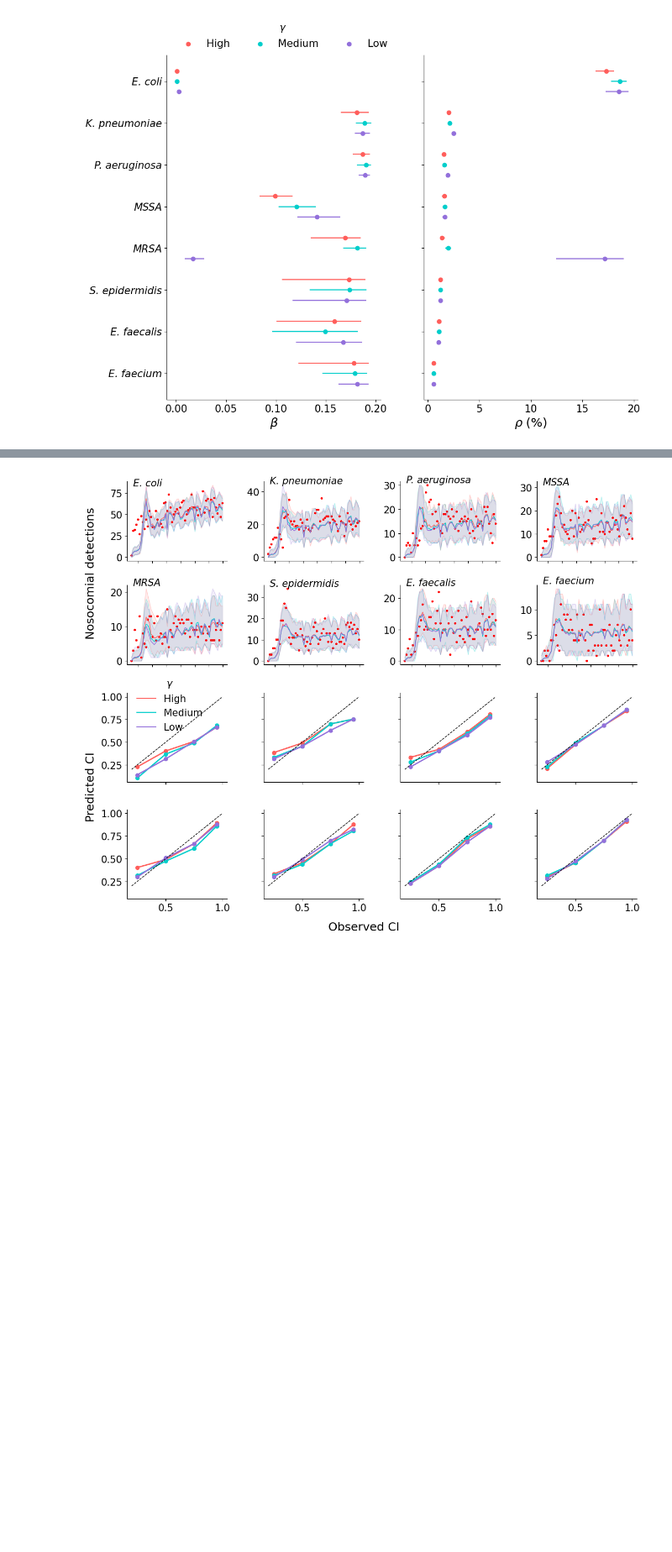
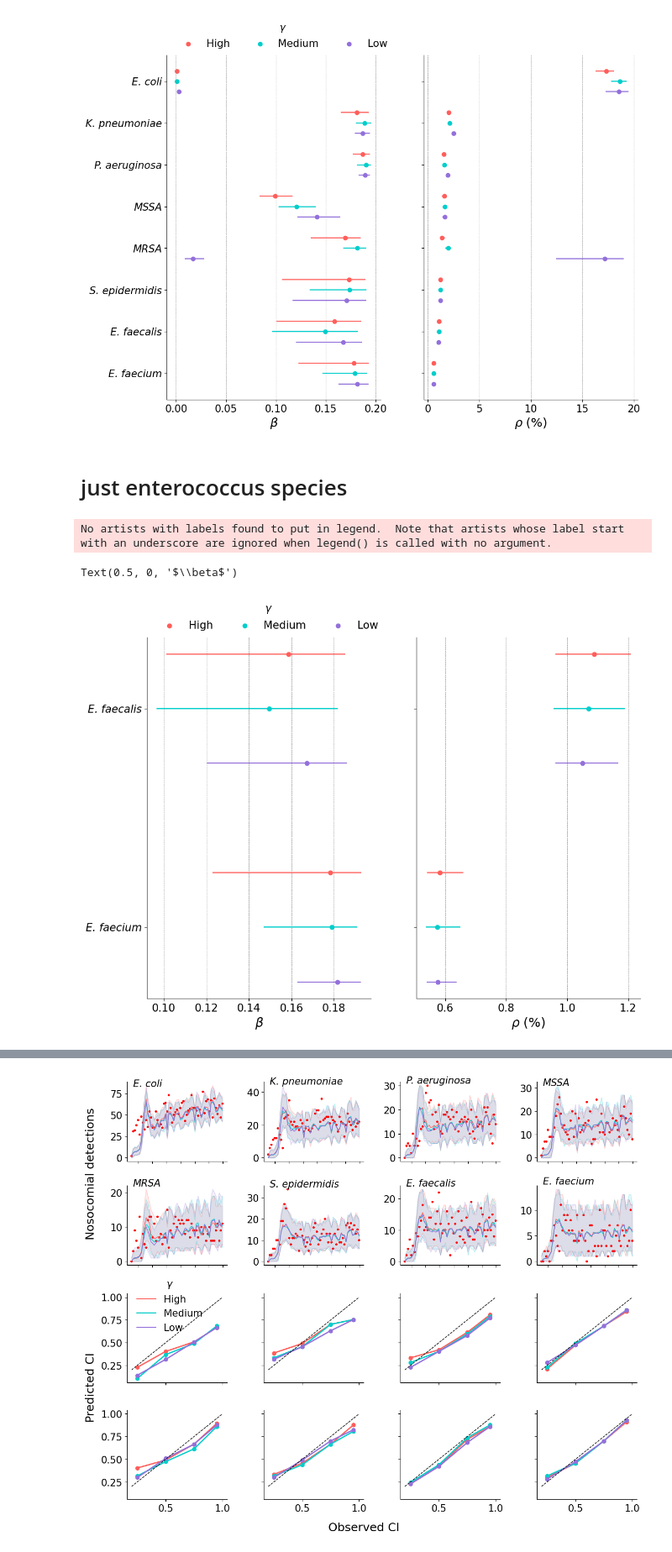
Before and after one commit to ChaosDonkey06/AMR_ABM2, a Jupyter notebook: manuscript/Fig3and4.ipynb, the cells around one changed output, grey strips where cells are left out. Shown at 84% size. Saved outputs shown, nothing was run; the diff lists cells and outputs as text; code cells hidden in the pictures; blank space fills up the shorter version.

```diff
--- a/manuscript/Fig3and4.ipynb
+++ b/manuscript/Fig3and4.ipynb
@@ -174,0 +179,8 @@ Running IF-EAKF for amro:  E. faecium
+# %%
+
+print("amro \t Importation rate \gamma / Community prevalence \t Reference(s)")
+
+for idx_amro, amro in enumerate(amro_search):
+    ggg = empirical_prevalence(amro)*100
+    s   = amro2title(amro)+"\t"+ "{:0.1f}".format(ggg[0])+" "+"{:0.1f}".format(ggg[1])+" "+"{:0.1f}".format(ggg[2]) + "\t"
+    print(s)
@@ -501,6 +523,7 @@ for idx_gamma, gamma_level in  enumerate(["high", "medium", "low"]):
                color = COLORS_GAMMA[idx_gamma])
 
 for axi in ax.flatten():
+    axi.grid(axis='x', color='grey', linestyle='--', linewidth=0.5)
     axi.spines['right'].set_visible(False)
     axi.spines['top'].set_visible(False)
     axi.legend().remove()
@@ -513,7 +536,64 @@ ax[0].set_yticks(ypos + step/4)
 ax[1].set_xlabel(r"$\rho$ (%)")
 ax[0].set_xlabel(r"$\beta$")
 
-fig.savefig(os.path.join(results2_dir, "paper_figures", "si_figures", "MarginalPosteriorEstimates_figS10.png"), dpi=300, transparent=True)
+fig.savefig(os.path.join(results2_dir, "paper_figures", "si_figures", "MarginalPosteriorEstimates_figS10.png"),
+                                                                    dpi=300, transparent=True, bbox_inches = 'tight')
 # %% [output]
 No artists with labels found to put in legend.  Note that artists whose label start with an underscore are ignored when legend() is called with no argument.
 [figure]
+# %% [markdown]
+# just enterococcus species
+# %%
+
+step = 2
+ypos = np.flip(np.arange(0, 2 * step, step))
+
+
+fig, ax = plt.subplots(1, 2, figsize=(12.5, 9.2), sharey=True)
+for idx_gamma, gamma_level in  enumerate(["high", "medium", "low"]):
+
+    amro_plot_enterococcus_df = amro_plot_df[amro_plot_df["amro"].isin(["ENTEROCOCCUS FAECALIS", "ENTEROCOCCUS FAECIUM"])]
+
+    β_upp  = amro_plot_enterococcus_df.query(f"param=='β' & gamma_level=='{gamma_level}' & stat=='high95'")["value"].values
+    β_low  = amro_plot_enterococcus_df.query(f"param=='β' & gamma_level=='{gamma_level}' & stat=='low95'")["value"].values
+    β_mean = amro_plot_enterococcus_df.query(f"param=='β' & gamma_level=='{gamma_level}' & stat=='mean'")["value"].values
+
+    ax[0].scatter(x = β_mean,
+                  y = ypos + step/4 * (2-idx_gamma),
+                  c = COLORS_GAMMA[idx_gamma],
+                  label=gamma_level.capitalize())
+    ax[0].plot(np.concatenate([[β_low], [β_upp]]),
+               np.concatenate([[ypos], [ypos]]) + step/4 * (2-idx_gamma),
+                color = COLORS_GAMMA[idx_gamma])
+
+    ρ_upp  = amro_plot_enterococcus_df.query(f"param=='ρ' & gamma_level=='{gamma_level}' & stat=='high95'")["value"].values
+    ρ_low  = amro_plot_enterococcus_df.query(f"param=='ρ' & gamma_level=='{gamma_level}' & stat=='low95'")["value"].values
+    ρ_mean = amro_plot_enterococcus_df.query(f"param=='ρ' & gamma_level=='{gamma_level}' & stat=='mean'")["value"].values
+
+    ax[1].scatter(x = ρ_mean,
+                  y = ypos + step/4 * (2-idx_gamma),
+                  c = COLORS_GAMMA[idx_gamma])
+    ax[1].plot(np.concatenate([[ρ_low], [ρ_upp]]),
+               np.concatenate([[ypos], [ypos]]) + step/4 * (2-idx_gamma),
+               color = COLORS_GAMMA[idx_gamma])
+
+for axi in ax.flatten():
+    axi.grid(axis='x', color='grey', linestyle='--', linewidth=0.5)
+    axi.spines['right'].set_visible(False)
+    axi.spines['top'].set_visible(False)
+    axi.legend().remove()
+
+
+ax[0].legend(bbox_to_anchor=(0.01, 1.12), title=r"$\gamma$", loc="upper left", frameon=False, ncol=3)
+ax[0].set_yticklabels([amro2title(amro) for amro in ["ENTEROCOCCUS FAECALIS", "ENTEROCOCCUS FAECIUM"]], style='italic')
+ax[0].set_yticks(ypos + step/4)
+
+ax[1].set_xlabel(r"$\rho$ (%)")
+ax[0].set_xlabel(r"$\beta$")
+
+#fig.savefig(os.path.join(results2_dir, "paper_figures", "si_figures", "MarginalPosteriorEstimates_figS10.png"),
+#                                                                    dpi=300, transparent=True, bbox_inches = 'tight')
+# %% [output]
+No artists with labels found to put in legend.  Note that artists whose label start with an underscore are ignored when legend() is called with no argument.
+Text(0.5, 0, '$\\beta$')
+[figure, added]
```
Also changed, not shown: parts of 4 cells of this notebook, 14 other files.
